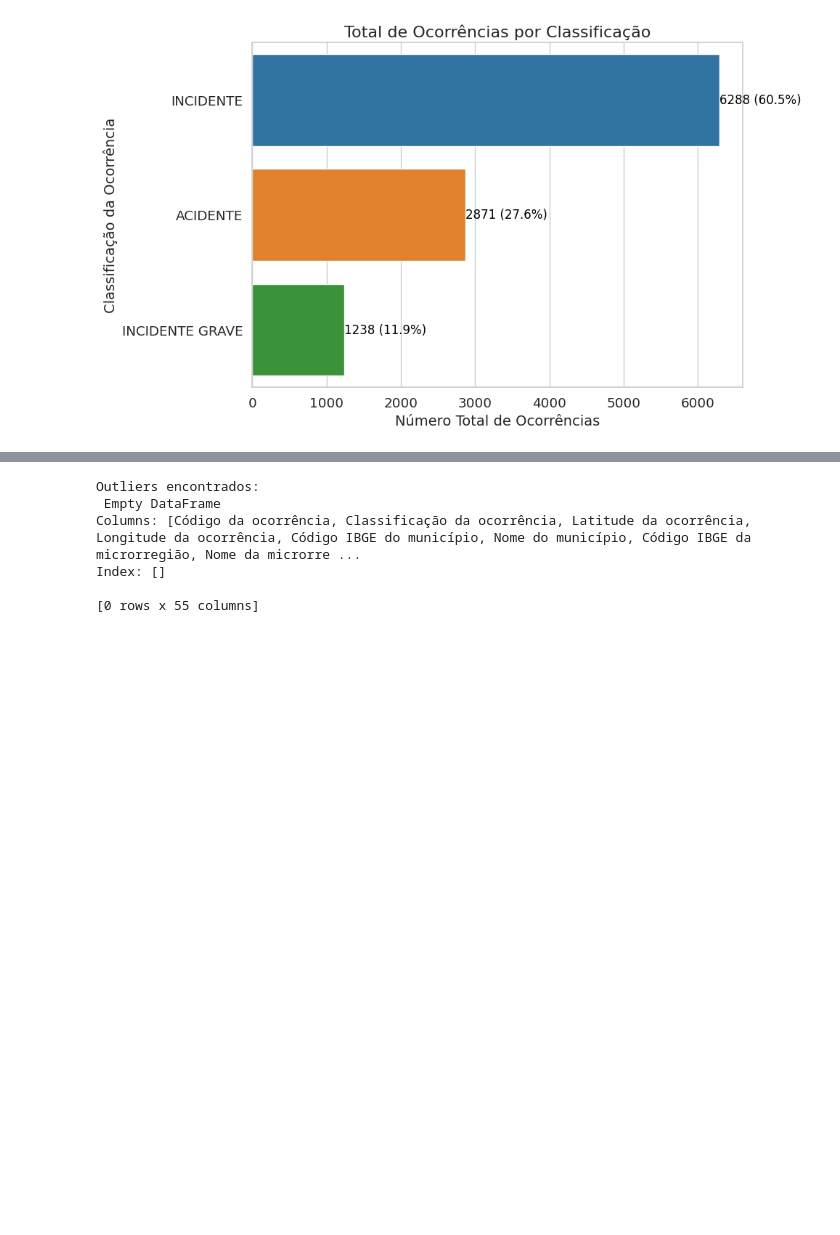
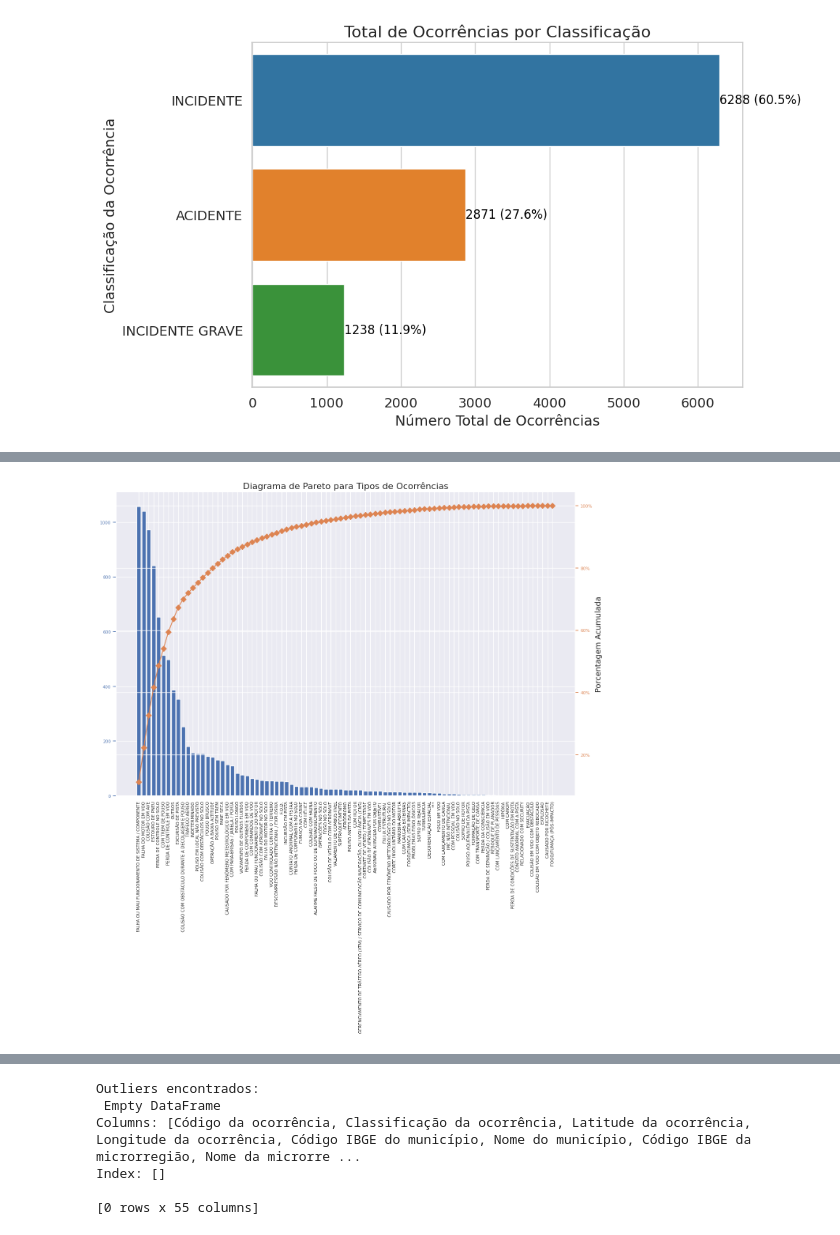
Before and after one commit to rhaulmendonca/Acidentes-por-Aeronave, a Jupyter notebook: Sistemas de Apoio à Decisão/CENIPA_Acidentes_por_aeronave.ipynb, the cells around one changed output, grey strips where cells are left out. Saved outputs shown, nothing was run; the diff lists cells and outputs as text; code cells hidden in the pictures; blank space fills up the shorter version.

```diff
--- a/Sistemas de Apoio à Decisão/CENIPA_Acidentes_por_aeronave.ipynb
+++ b/Sistemas de Apoio à Decisão/CENIPA_Acidentes_por_aeronave.ipynb
@@ -297,0 +366,43 @@ Passing `palette` without assigning `hue` is deprecated and will be removed in v
+# %%
+# Ajustar a escala da fonte do gráfico
+sbn.set(font_scale=0.7)
+
+#Agrupar e contar ocorrências por tipo de ocorrência
+oc_tipo = df.groupby('Tipo de ocorrência').size().reset_index(name='Número de Ocorrências')
+
+# Passo 2: Ordenar os tipos de ocorrência por número de ocorrências
+oc_tipo = oc_tipo.sort_values(by='Número de Ocorrências', ascending=False)
+
+# Passo 3: Calcular a porcentagem acumulada
+oc_tipo["Porcentagem Acumulada"] = oc_tipo['Número de Ocorrências'].cumsum() / oc_tipo['Número de Ocorrências'].sum() * 100
+
+# Passo 4: Criar o gráfico de Pareto
+fig, ax = plt.subplots(figsize=(15, 10))
+
+# Barras para o número de ocorrências
+ax.bar(oc_tipo['Tipo de ocorrência'], oc_tipo['Número de Ocorrências'], color="C0")
+
+# Eixo y secundário para a linha de porcentagem acumulada
+ax2 = ax.twinx()  # Criar um segundo eixo y para a linha de porcentagem
+ax2.plot(oc_tipo['Tipo de ocorrência'], oc_tipo["Porcentagem Acumulada"], color="C1", marker="D", ms=7)
+
+# Formatador para o eixo y da porcentagem
+ax2.yaxis.set_major_formatter(PercentFormatter())
+
+# Rótulos dos eixos
+plt.title('Diagrama de Pareto para Tipos de Ocorrências', fontsize=16)
+plt.xlabel('Tipo de Ocorrência', fontsize=14)
+plt.ylabel('Número de Ocorrências', fontsize=14)
+ax2.set_ylabel('Porcentagem Acumulada', fontsize=14)
+
+# Ajustar a rotação dos rótulos do eixo X para facilitar a leitura
+plt.setp(ax.xaxis.get_majorticklabels(), rotation=90)
+
+# Ajustar os eixos
+ax.tick_params(axis="y", colors="C0")
+ax2.tick_params(axis="y", colors="C1")
+
+# Exibir o gráfico
+plt.show()
+# %% [output]
+[figure, added]
```
Also changed, not shown: parts of 4 cells of this notebook.
